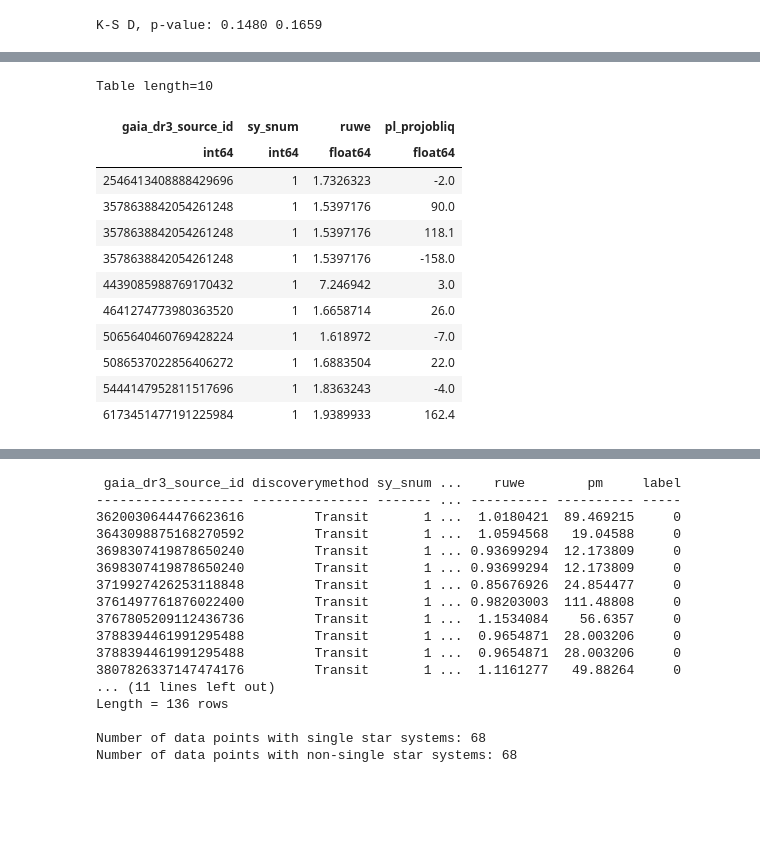
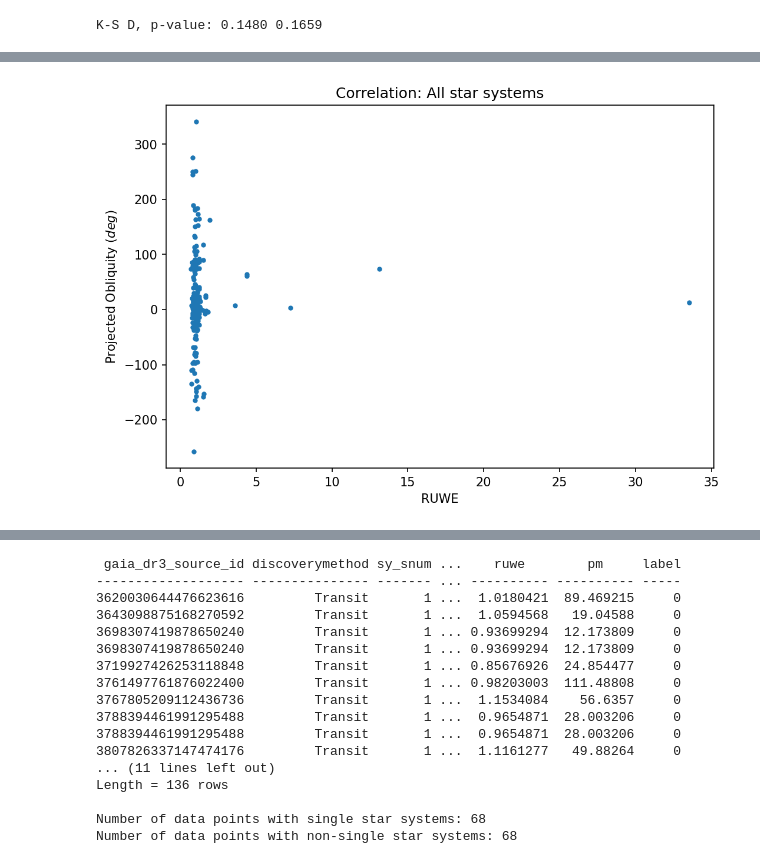
Before and after one commit to baryan/ASTR154-ProjectedObliquity, a Jupyter notebook: src/hypothesis_testing.ipynb, the cells around one changed output, grey strips where cells are left out. Drawn from its saved outputs; the diff is of its cells as text; code cells hidden in the pictures; blank space fills up the shorter version.

```diff
--- a/src/hypothesis_testing.ipynb
+++ b/src/hypothesis_testing.ipynb
@@ -887,16 +408,14 @@ The max RUWE for this group is 1.3586797 with a size of 246
-# %%
-all_proj_obliq[(all_proj_obliq['ruwe']>1.4) & (all_proj_obliq['sy_snum']==1)]['gaia_dr3_source_id', 'sy_snum', 'ruwe', 'pl_projobliq']
-# %% [output]
-Table length=10
-| gaia_dr3_source_id | sy_snum | ruwe | pl_projobliq |
-| int64 | int64 | float64 | float64 |
-| 2546413408888429696 | 1 | 1.7326323 | -2.0 |
-| 3578638842054261248 | 1 | 1.5397176 | 90.0 |
-| 3578638842054261248 | 1 | 1.5397176 | 118.1 |
-| 3578638842054261248 | 1 | 1.5397176 | -158.0 |
-| 4439085988769170432 | 1 | 7.246942 | 3.0 |
-| 4641274773980363520 | 1 | 1.6658714 | 26.0 |
-| 5065640460769428224 | 1 | 1.618972 | -7.0 |
-| 5086537022856406272 | 1 | 1.6883504 | 22.0 |
-| 5444147952811517696 | 1 | 1.8363243 | -4.0 |
-| 6173451477191225984 | 1 | 1.9389933 | 162.4 |
+# %%
+# Plot the Obliquity values vs. RUWE to see if there are any trends
+fig_w = 8
+fig_h = fig_w * 6 / 9
+plt.figure(figsize=[fig_w, fig_h], dpi=150)
+
+plt.plot(all_proj_obliq['ruwe'], all_proj_obliq['pl_projobliq'], '.')
+plt.title('Correlation: All star systems')
+plt.xlabel('RUWE')
+plt.ylabel(r'Projected Obliquity $(deg)$')
+
+plt.show()
+# %% [output]
+[figure, added]
```
Also changed, not shown: parts of 43 cells of this notebook, 2 other files.
